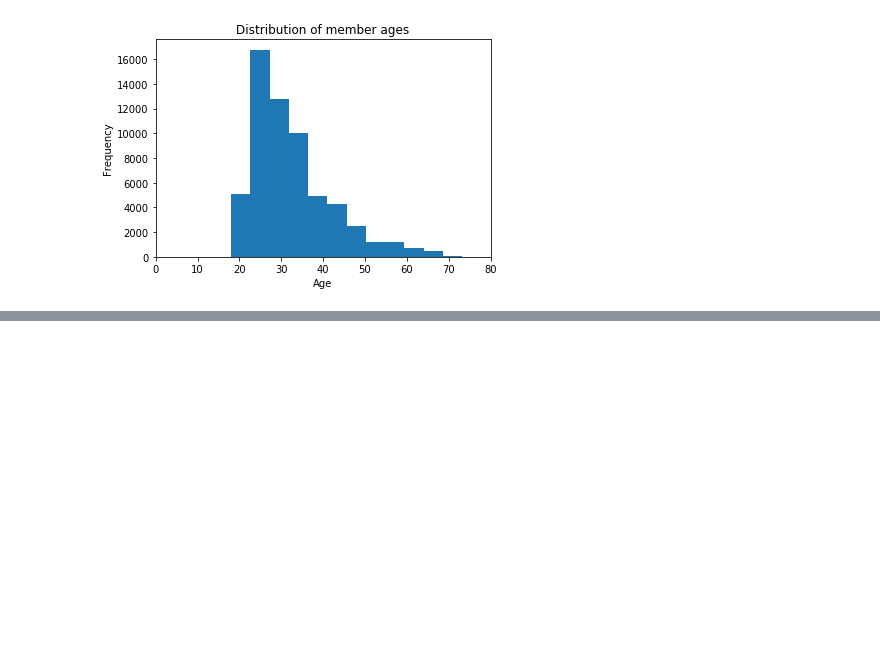
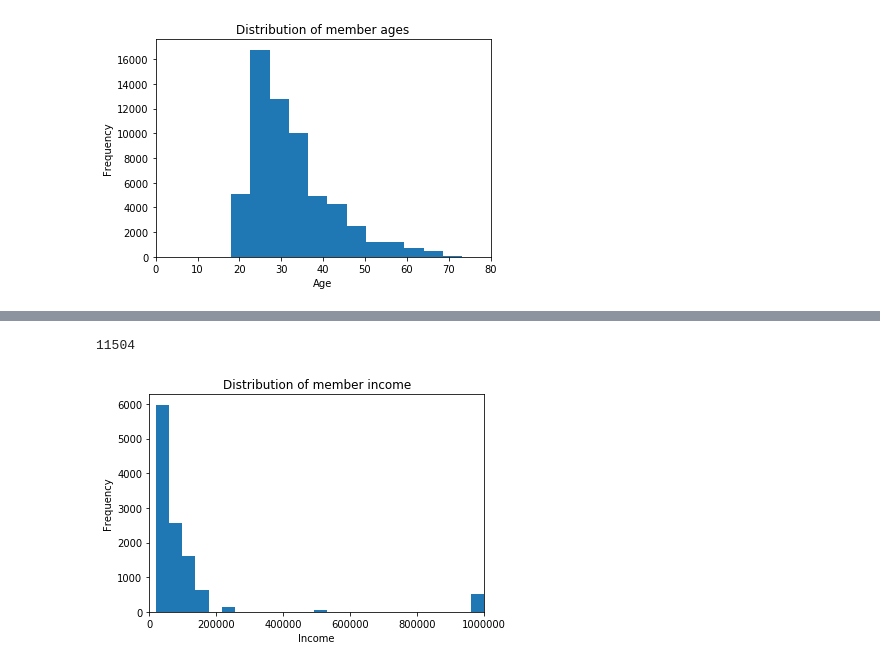
Before and after one commit to andrewhercules/date-a-scientist, a Jupyter notebook: date_a_scientist.ipynb, the cells around one changed output, grey strips where cells are left out. Saved outputs shown, nothing was run; the diff lists cells and outputs as text; code cells hidden in the pictures; blank space fills up the shorter version.

Commit message:
Removed -1 values from income column

```diff
--- a/date_a_scientist.ipynb
+++ b/date_a_scientist.ipynb
@@ -36,0 +55,15 @@ plt.show()
+# %%
+#remove rows where income is listed as -1 and return a new DataFrame called no_neg_income_df
+no_neg_income_df = data[data.income != -1]
+print(len(no_neg_income_df))
+# %% [output]
+11504
+# %%
+plt.hist(no_neg_income_df.income, bins=25)
+plt.title("Distribution of member income")
+plt.xlabel("Income")
+plt.ylabel("Frequency")
+plt.xlim(0, 1000000)
+plt.show()
+# %% [output]
+[figure, added]
```
Also changed, not shown: parts of 1 cell of this notebook.
